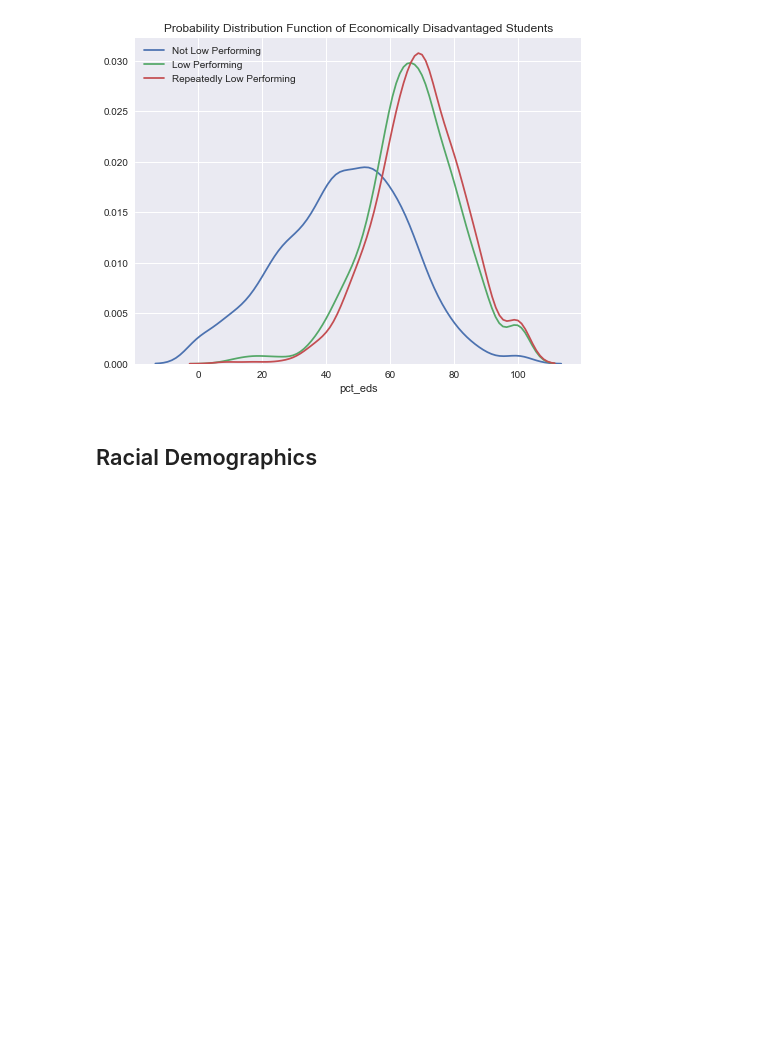
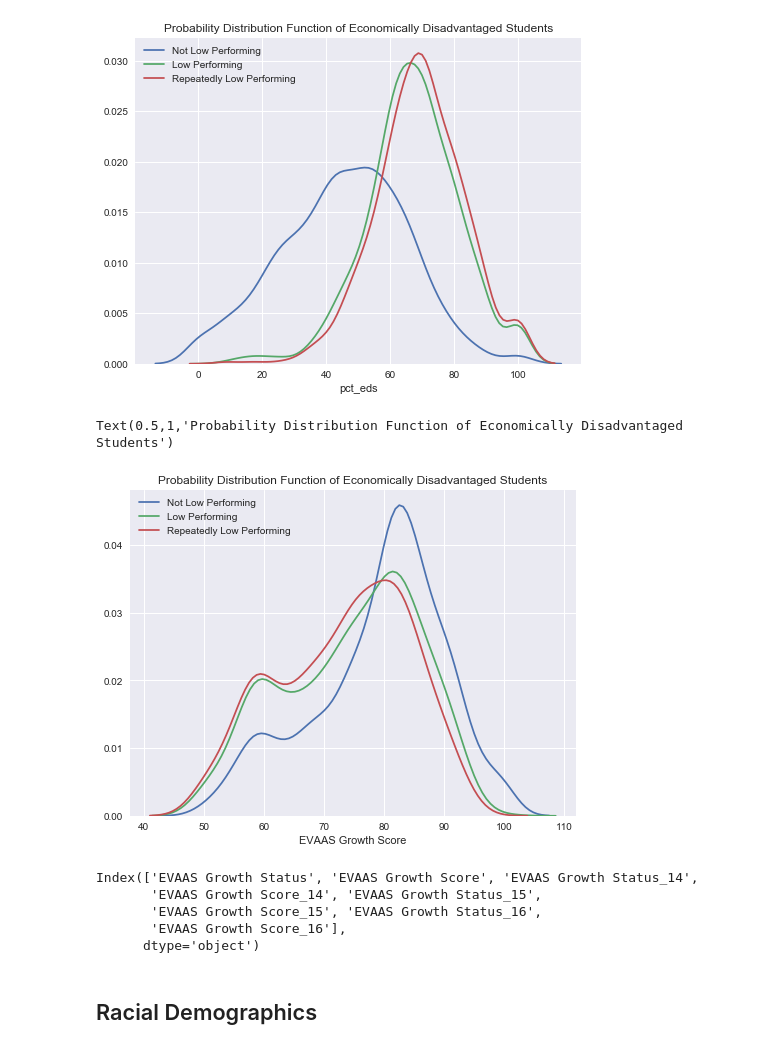
Before and after one commit to oleeson/NCPDI-Capstone, a Jupyter notebook: Analysis/Master_Capstone.ipynb, the cells around one changed output. Cells and saved outputs as stored; diff of their text form; code cells hidden in the pictures; blank space fills up the shorter version.

```diff
--- a/Analysis/Master_Capstone.ipynb
+++ b/Analysis/Master_Capstone.ipynb
@@ -314,6 +311,29 @@ plt.title('Probability Distribution Function of Economically Disadvantaged Stude
 # %% [output]
 Text(0.5,1,'Probability Distribution Function of Economically Disadvantaged Students')
 [figure]
+# %%
+f, ax = plt.subplots(figsize=(8,6))
+a = sns.distplot(notLowPerform['EVAAS Growth Score'].dropna(),
+             hist=False,
+             label = 'Not Low Performing')
+b = sns.distplot(lowPerform['EVAAS Growth Score'].dropna(),
+             hist=False,
+             label = 'Low Performing')
+c = sns.distplot(repeatLow['EVAAS Growth Score'].dropna(),
+             hist=False,
+             label = 'Repeatedly Low Performing')
+plt.title('Probability Distribution Function of Economically Disadvantaged Students')
+# %% [output]
+Text(0.5,1,'Probability Distribution Function of Economically Disadvantaged Students')
+[figure, added]
+# %%
+df_EDA.filter(regex = ('EVAAS')).columns
+# %% [output]
+Index(['EVAAS Growth Status', 'EVAAS Growth Score', 'EVAAS Growth Status_14',
+       'EVAAS Growth Score_14', 'EVAAS Growth Status_15',
+       'EVAAS Growth Score_15', 'EVAAS Growth Status_16',
+       'EVAAS Growth Score_16'],
+      dtype='object')
 # %% [markdown]
 ## Racial Demographics
 # %%
```
Also changed, not shown: parts of 19 cells of this notebook, 6 other files.
